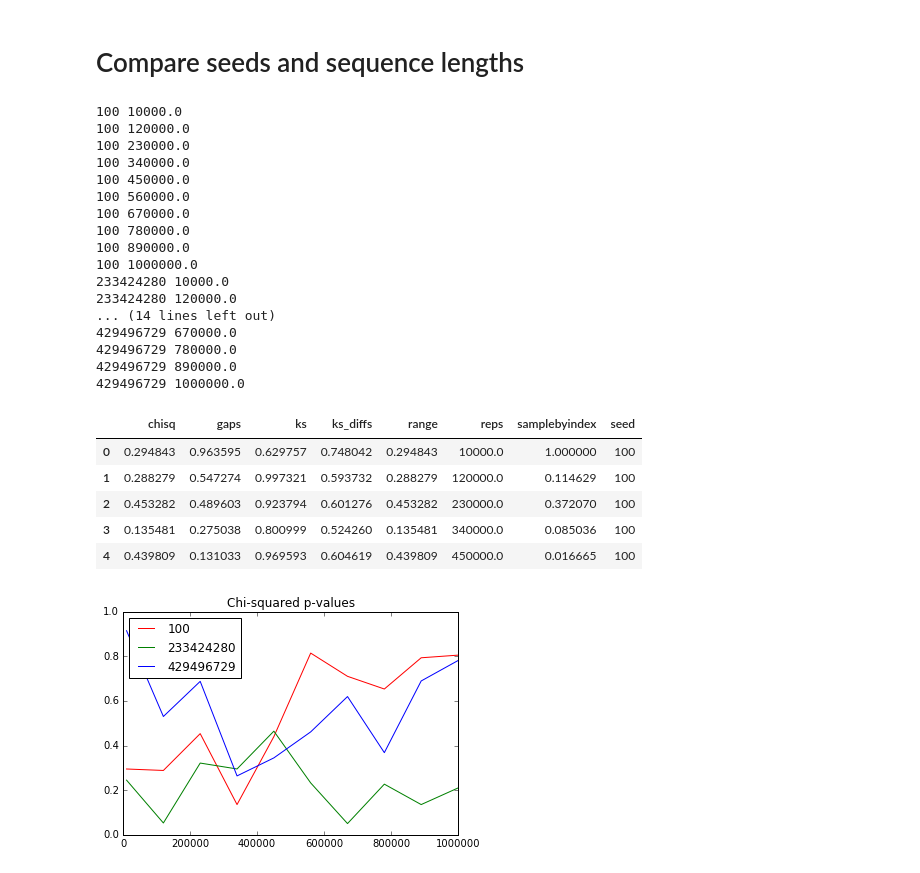
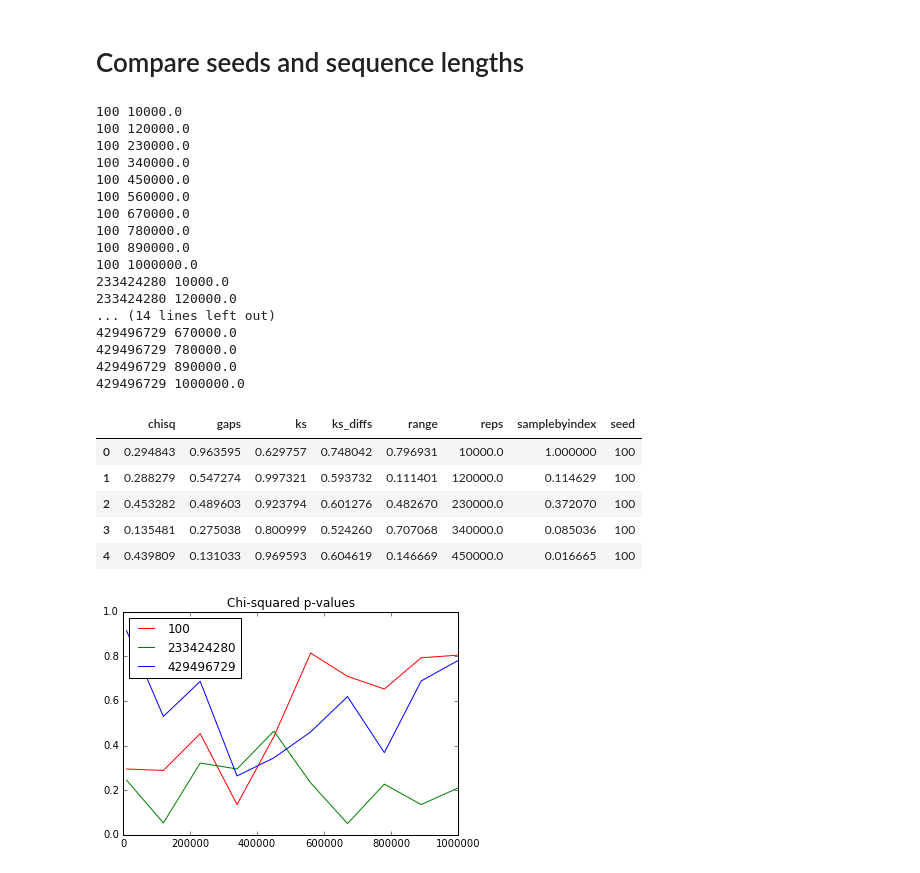
Before and after one commit to kellieotto/prng-slides, a Jupyter notebook: code/sha256-tests.ipynb, the cells around one changed output. Drawn from its saved outputs; the diff is of its cells as text; code cells hidden in the pictures.

```diff
--- a/code/sha256-tests.ipynb
+++ b/code/sha256-tests.ipynb
@@ -283,7 +283,6 @@ def conduct_sample_by_index_test(sequence, n, k):
 # %%
 seedvalues = [100, 233424280, 429496729]
 reps = np.linspace(10**4, 10**6, num = 10)
-#reps = np.linspace(10**2, 10**3, num = 10)
 maxreps = reps[-1]
 
 # initialize
@@ -309,7 +308,7 @@ for ss in seedvalues:
         seed_tracker.append(ss)
         reps_count.append(rr)
         chisq_pvalue.append(conductChisqTest(sequence[:rr]))
-        range_pvalue.append(conductChisqTest(sequence[:rr]))
+        range_pvalue.append(conductRangeTest(sequence[:rr]))
         ks_pvalue.append(kstest(sequence[:rr], 'uniform')[1])
         ks_diff_pvalue.append(kstest(first_differences[:rr], lambda x: triang.cdf(x, c = 0.5, loc = -1, scale = 2))[1])
 #        serial_pvalue.append() # todo
@@ -317,36 +316,36 @@ for ss in seedvalues:
         samplebyindex_pvalue.append(conduct_sample_by_index_test(sequence[:rr], n=13, k=3)['p-value'])
 
 res = pd.DataFrame({'seed' : seed_tracker,
                     'reps' :  reps_count,
                     'chisq' : chisq_pvalue,
                     'range' : range_pvalue,
                     'ks' : ks_pvalue,
                     'ks_diffs' : ks_diff_pvalue,
                     'gaps' : gaps_pvalue,
                     'samplebyindex' : samplebyindex_pvalue})
 res.head()
 # %% [output]
 100 10000.0
 100 120000.0
 100 230000.0
 100 340000.0
 100 450000.0
 100 560000.0
 100 670000.0
 100 780000.0
 100 890000.0
 100 1000000.0
 233424280 10000.0
 233424280 120000.0
 ... (14 lines left out)
 429496729 670000.0
 429496729 780000.0
 429496729 890000.0
 429496729 1000000.0
 |  | chisq | gaps | ks | ks_diffs | range | reps | samplebyindex | seed |
-| 0 | 0.294843 | 0.963595 | 0.629757 | 0.748042 | 0.294843 | 10000.0 | 1.000000 | 100 |
-| 1 | 0.288279 | 0.547274 | 0.997321 | 0.593732 | 0.288279 | 120000.0 | 0.114629 | 100 |
-| 2 | 0.453282 | 0.489603 | 0.923794 | 0.601276 | 0.453282 | 230000.0 | 0.372070 | 100 |
-| 3 | 0.135481 | 0.275038 | 0.800999 | 0.524260 | 0.135481 | 340000.0 | 0.085036 | 100 |
-| 4 | 0.439809 | 0.131033 | 0.969593 | 0.604619 | 0.439809 | 450000.0 | 0.016665 | 100 |
+| 0 | 0.294843 | 0.963595 | 0.629757 | 0.748042 | 0.796931 | 10000.0 | 1.000000 | 100 |
+| 1 | 0.288279 | 0.547274 | 0.997321 | 0.593732 | 0.111401 | 120000.0 | 0.114629 | 100 |
+| 2 | 0.453282 | 0.489603 | 0.923794 | 0.601276 | 0.482670 | 230000.0 | 0.372070 | 100 |
+| 3 | 0.135481 | 0.275038 | 0.800999 | 0.524260 | 0.707068 | 340000.0 | 0.085036 | 100 |
+| 4 | 0.439809 | 0.131033 | 0.969593 | 0.604619 | 0.146669 | 450000.0 | 0.016665 | 100 |
 # %%
```
Also changed, not shown: parts of 9 cells of this notebook.
